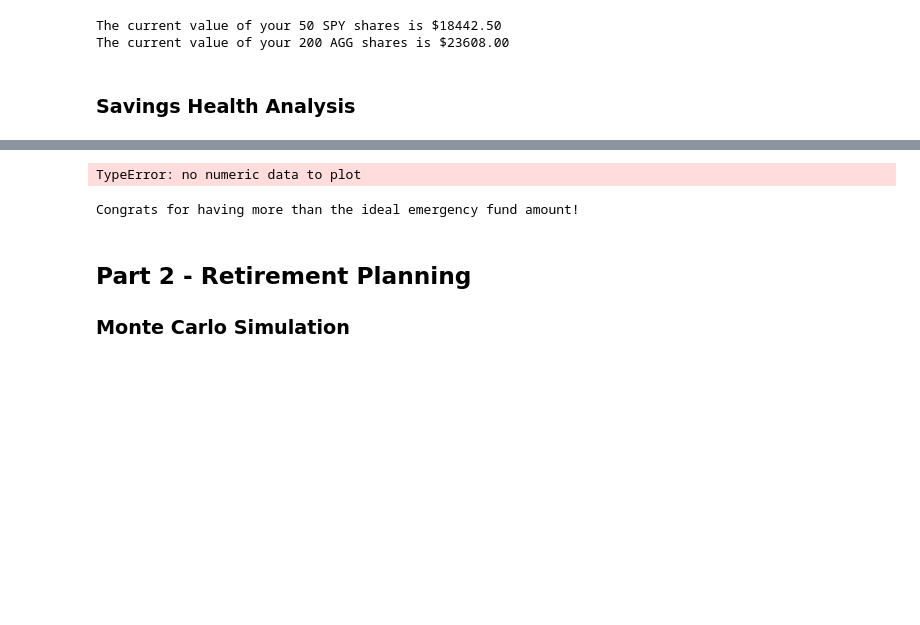
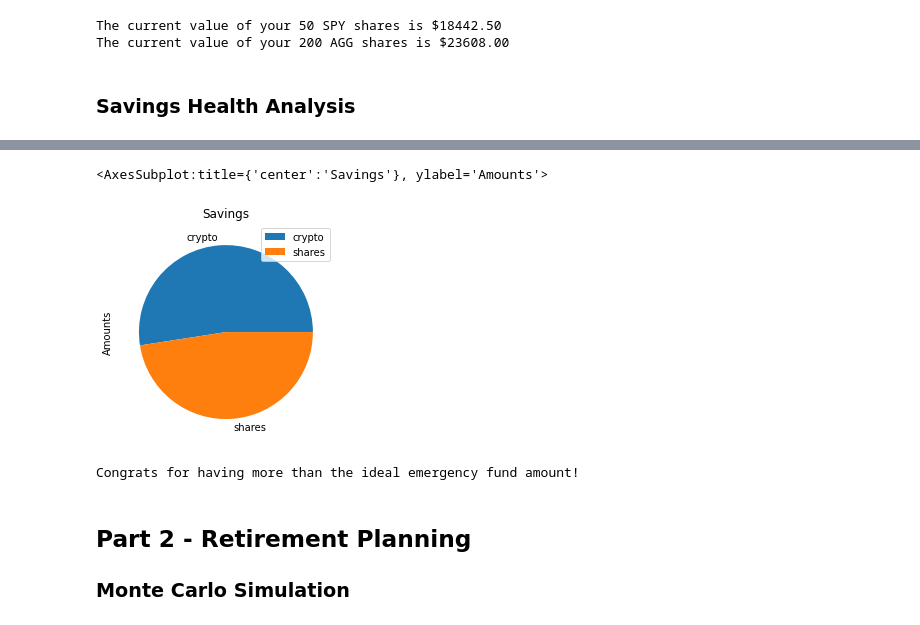
Before and after one commit to MedakaRiceFish/API-Homework, a Jupyter notebook: API-Homework.ipynb, the cells around one changed output, grey strips where cells are left out. Drawn from its saved outputs; the diff is of its cells as text; code cells hidden in the pictures; blank space fills up the shorter version.

```diff
--- a/API-Homework.ipynb
+++ b/API-Homework.ipynb
@@ -148,8 +154,11 @@ display(df_savings)
+# %%
+df_savings = df_savings.T
 # %%
 # Plot savings pie chart
-df_savings.plot.pie(y="Amount", title="Savings")
+df_savings.plot.pie(y='Amounts', title="Savings")
 # %% [output]
-TypeError: no numeric data to plot
+<AxesSubplot:title={'center':'Savings'}, ylabel='Amounts'>
+[figure, added]
 # %%
 # Set ideal emergency fund
 emergency_fund = monthly_income * 3
```
Also changed, not shown: parts of 1 cell of this notebook.
